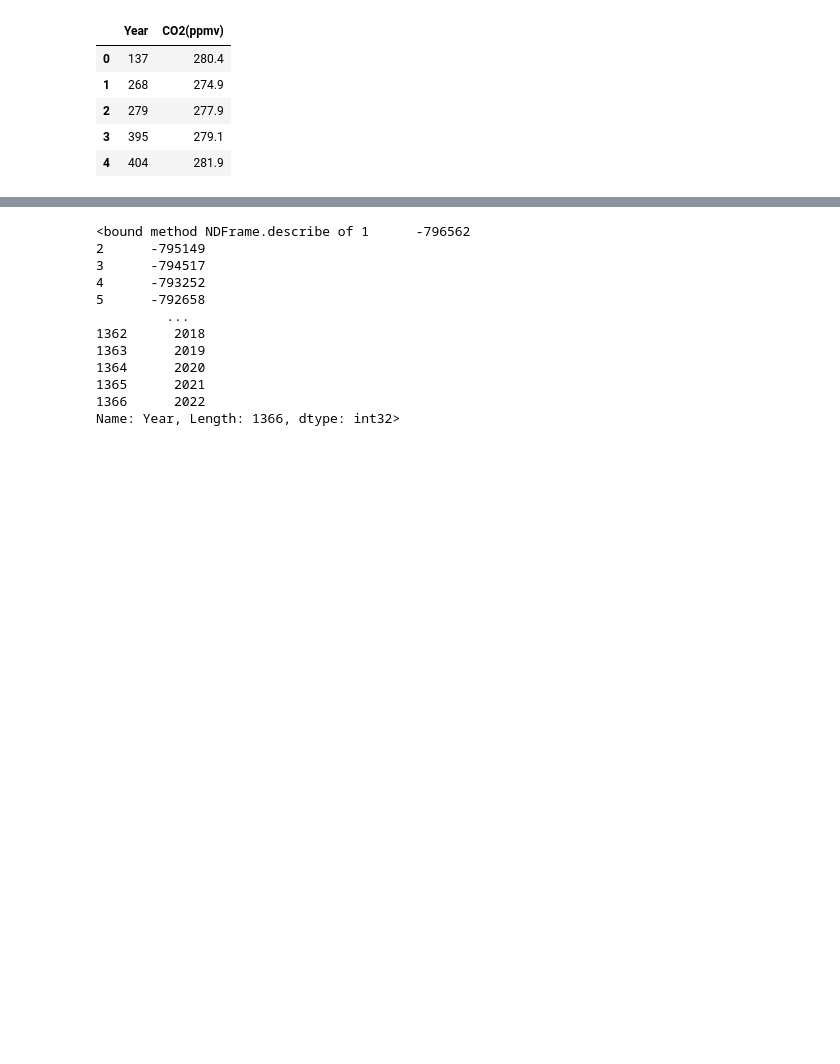
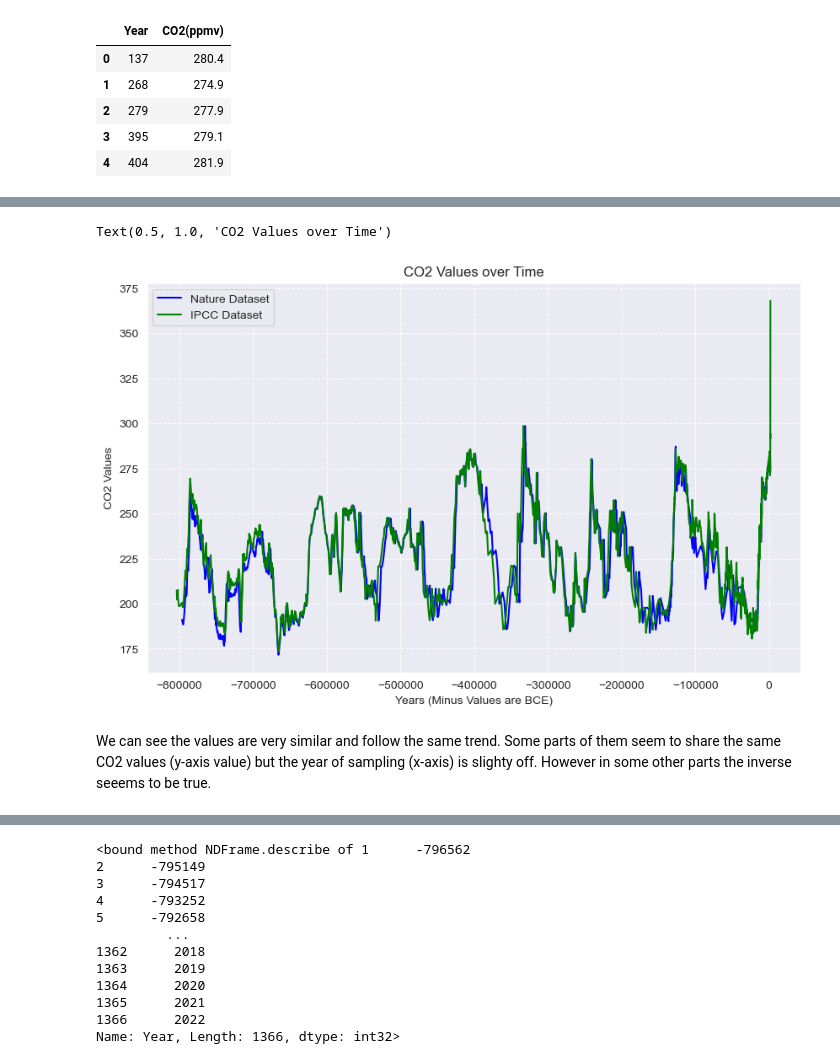
Before and after one commit to Kevin002023/PFDA--Climate-Project, a Jupyter notebook: PFDA-Project-2.ipynb, the cells around one changed output, grey strips where cells are left out. Saved outputs shown, nothing was run; the diff lists cells and outputs as text; code cells hidden in the pictures; blank space fills up the shorter version.

```diff
--- a/PFDA-Project-2.ipynb
+++ b/PFDA-Project-2.ipynb
@@ -91,0 +127,4 @@ Text(0.5, 0, 'Years, from 800kyr to 2022')
+# %%
+nature['Corrected Years'] = 1950 -nature['Year'] #creating a new column with the correct year for each sample
+nature = nature.iloc[:, [1, 2]]
+nature.head()
@@ -91,0 +138,4 @@ Text(0.5, 0, 'Years, from 800kyr to 2022')
+# %%
+ipcc['Corrected Years'] = 1950 -(ipcc['Year'].astype(int)) #creating a new column with the correct year for each sample
+ipcc = ipcc.iloc[:, [1, 3]]
+ipcc.head()
@@ -92,3 +149,25 @@ Text(0.5, 0, 'Years, from 800kyr to 2022')
+# %%
+# Assuming 'Time' is the common index in both DataFrames
+plt.figure(figsize=(10, 6))
+
+# Plotting using Seaborn lineplot
+sns.lineplot(data=nature, x = "Corrected Years", y = "CO2(ppmv)", color='blue', label='Nature Dataset')
+sns.lineplot(data=ipcc, x = "Corrected Years", y = "CO2(ppmv)",  color='green', label='IPCC Dataset')
+
+final_x_value = ipcc['Corrected Years'].iloc[-1]
+
+# Set labels and title
+plt.xlabel('Years (Minus Values are BCE)')
+plt.ylabel('CO2 Values')
+plt.title('CO2 Values over Time')
+
+# Show legend
+#plt.legend()
+# %% [output]
+Text(0.5, 1.0, 'CO2 Values over Time')
+[figure, added]
+# %% [markdown]
+We can see the values are very similar and follow the same trend. Some parts of them seem to share the same CO2 values (y-axis value) but the year of sampling (x-axis) is slighty off. However in some other parts the inverse seeems to be true.
 # %%
 #reading in the dataset
 
```
Also changed, not shown: parts of 13 cells of this notebook, 2 other files.
